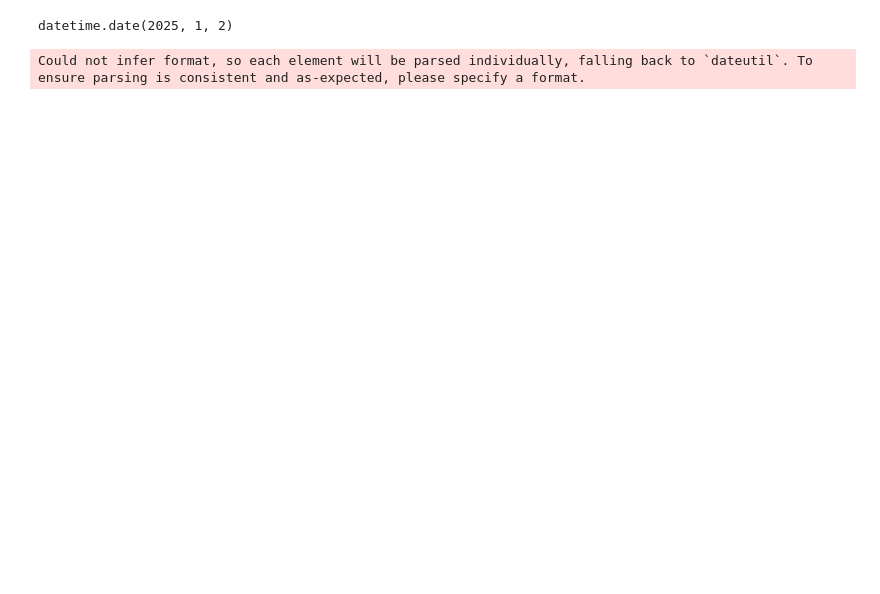
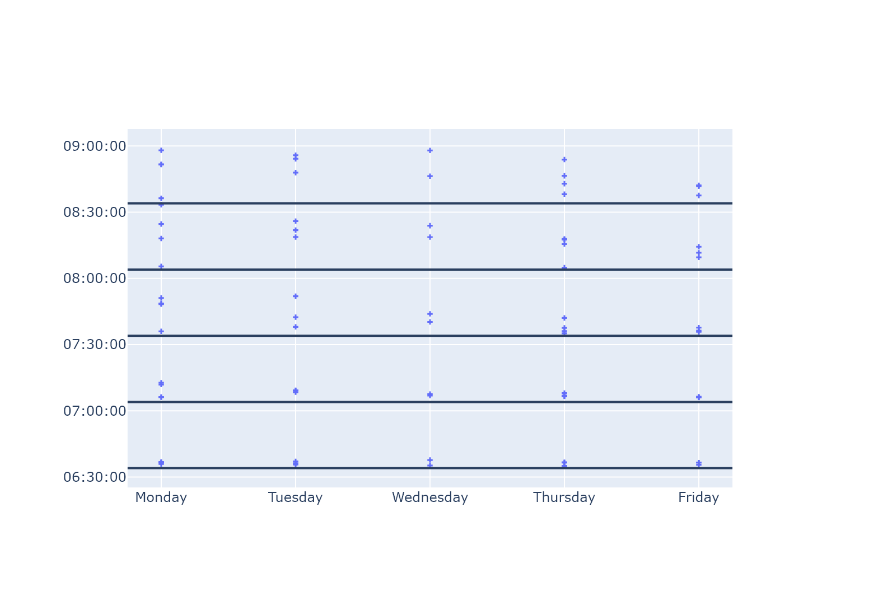
Before and after one commit to vegardkv/travelpredict, a Jupyter notebook: departure-times.ipynb, the cells around one changed output. Cells and saved outputs as stored; diff of their text form; code cells hidden in the pictures; blank space fills up the shorter version.

Commit message:
Add github-friendly plot

```diff
--- a/departure-times.ipynb
+++ b/departure-times.ipynb
@@ -8,3 +9,13 @@ import datetime
+# %%
+# Convenience function to allow changing between interactive and static images
+# Needed to show figures on GitHub notebook preview
+plotly_interactive = False
+def show_figure(fig: go.Figure):
+    global fig_count
+    if plotly_interactive:
+        return fig
+    else:
+        return Image(data=fig.to_image(format='png', scale=2))
 # %%
 dfs = [
     pd.read_csv(
@@ -19,39 +30,36 @@ dfs = [
 df = pd.concat(dfs, ignore_index=True)
 df['expected_delay'] = pd.to_timedelta(df['expected_delay'])
 df = df[df.line_id == "RUT:Line:5260"]
-# %%
-ref = arrival_time.head(1).dt.date
-# %% [output]
-datetime.date(2025, 1, 2)
 # %%
 arrival_time = df["expected_delay"] + df["aimed_arrival"]
 # Convert arrival_time to just time of day by setting all dates to a common reference
 arrival_time = pd.to_datetime(arrival_time.dt.strftime('%H:%M:%S'))
 
 ref = arrival_time.iloc[0].date()
 h_lines = [
     datetime.datetime.combine(ref, datetime.time(h, m))
     for h, m in [
         (6, 34),
         (7, 4),
         (7, 34),
         (8, 4),
         (8, 34),
     ]
 ]
 
-fig = Figure()
+fig = go.Figure()
 fig.add_scatter(
     x=df["aimed_arrival"].dt.day_name(),
     y=arrival_time,
     mode="markers",
+    marker=dict(symbol="cross", size=4)
 )
 for h_line in h_lines:
     fig.add_hline(y=h_line)
 fig.layout.yaxis.tickformat = "%H:%M:%S"
-fig
+show_figure(fig)
 # %% [output]
-Could not infer format, so each element will be parsed individually, falling back to `dateutil`. To ensure parsing is consistent and as-expected, please specify a format.
+[figure, added]
 # %%
 # TODO:
 # - Make it easier to see the point density: smaller dots, jitter, histogram, etc.
```
Also changed, not shown: parts of 1 cell of this notebook.
